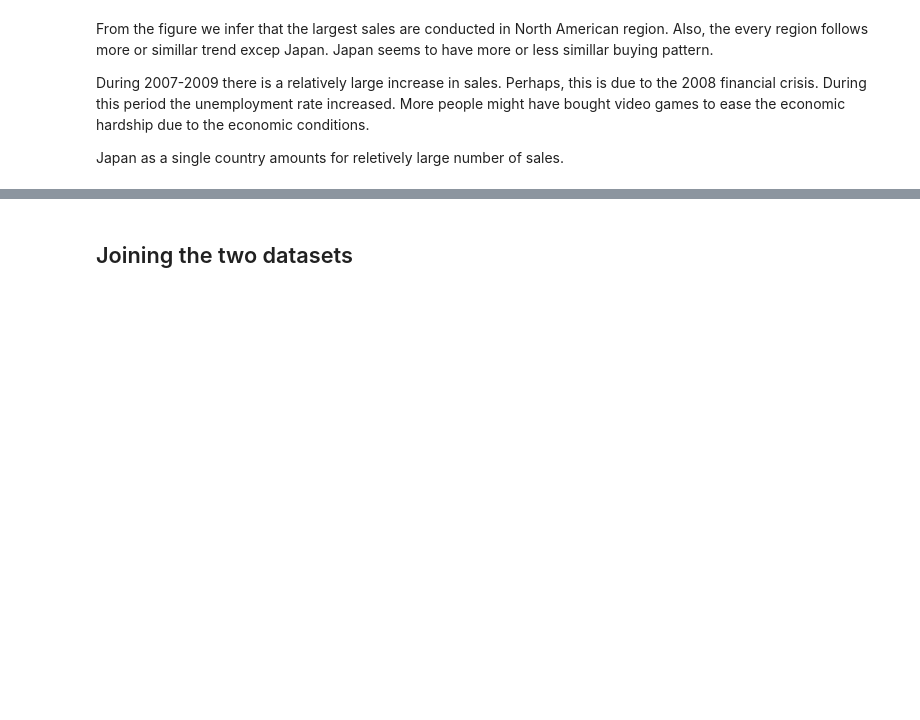
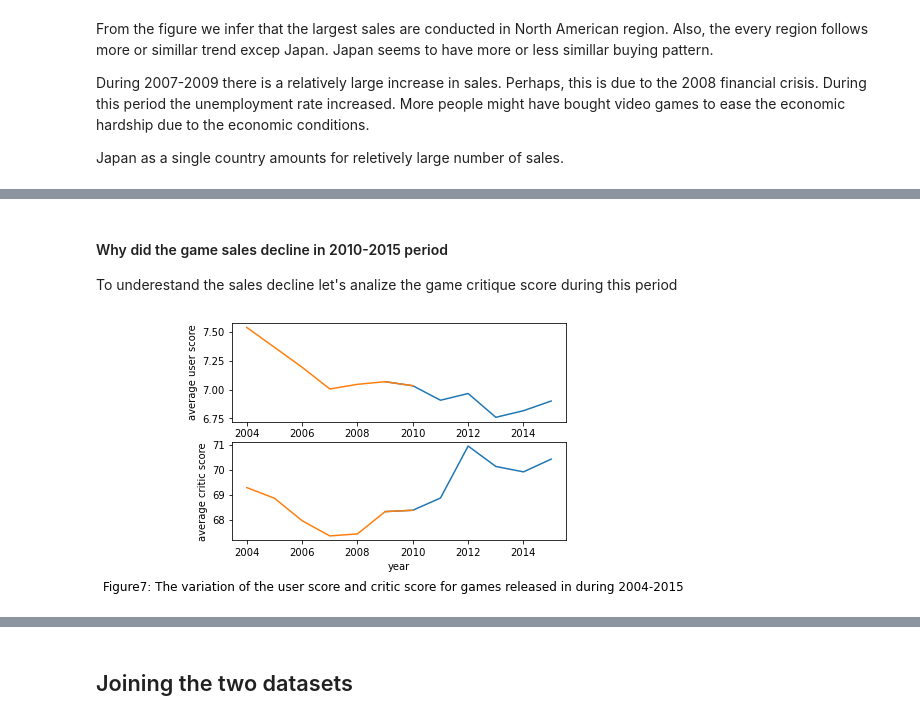
Before and after one commit to ayeshnayana/EDA_Video_game_sales-ratings, a Jupyter notebook: EDA on video game sales and ratings.ipynb, the cells around one changed output, grey strips where cells are left out. Drawn from its saved outputs; the diff is of its cells as text; code cells hidden in the pictures; blank space fills up the shorter version.

```diff
--- a/EDA on video game sales and ratings.ipynb
+++ b/EDA on video game sales and ratings.ipynb
@@ -440,0 +436,18 @@ for publisher in consistant_sales['Publisher'].unique():
+# %% [markdown]
+#### Why did the game sales decline in 2010-2015 period
+
+To underestand the sales decline let's analize the game critique score during this period
+# %%
+fig, ax = plt.subplots(2,1)
+ax[0].plot(game_sales[game_sales['Year_of_Release'].isin([2009, 2010, 2011, 2012, 2013, 2014, 2015])].groupby('Year_of_Release')['User_Score'].mean())
+ax[0].plot(game_sales[game_sales['Year_of_Release'].isin([2004, 2005, 2006, 2007, 2008, 2009, 2010])].groupby('Year_of_Release')['User_Score'].mean())
+ax[1].plot(game_sales[game_sales['Year_of_Release'].isin([2009, 2010, 2011, 2012, 2013, 2014, 2015])].groupby('Year_of_Release')['Critic_Score'].mean())
+ax[1].plot(game_sales[game_sales['Year_of_Release'].isin([2004, 2005, 2006, 2007, 2008, 2009, 2010])].groupby('Year_of_Release')['Critic_Score'].mean())
+ax[0].set_ylabel('average user score')
+ax[1].set_ylabel('average critic score')
+ax[1].set_xlabel('year')
+txt="Figure7: The variation of the user score and critic score for games released in during 2004-2015"
+plt.figtext(0.5, -0.05, txt, wrap=True, horizontalalignment='center', fontsize=12)
+plt.show()
+# %% [output]
+[figure, added]
```
Also changed, not shown: parts of 10 cells of this notebook.
